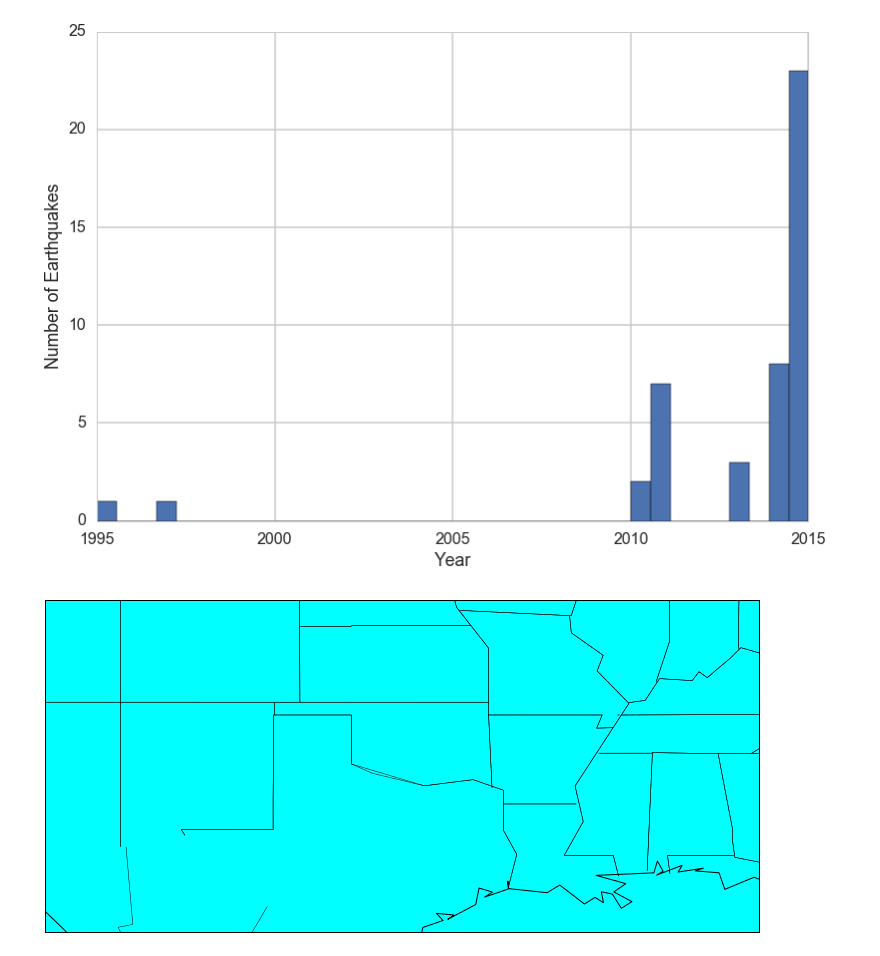
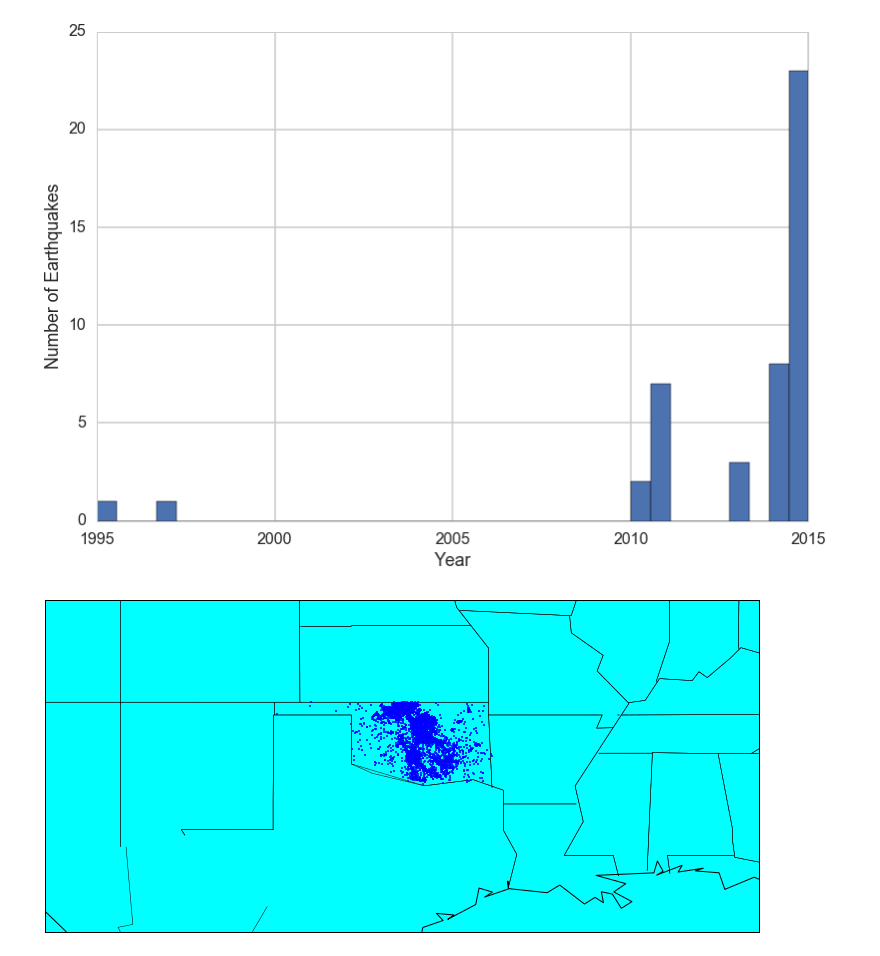
Before and after one commit to tperol/earthquake-clusters, a Jupyter notebook: explore_data_eric.ipynb, the cells around one changed output. Cells and saved outputs as stored; diff of their text form; code cells hidden in the pictures.

```diff
--- a/explore_data_eric.ipynb
+++ b/explore_data_eric.ipynb
@@ -150,16 +150,16 @@ from mpl_toolkits.basemap import Basemap
 import matplotlib.pyplot as plt
 import numpy as np
 
-map = Basemap(llcrnrlon=int(min(since_1980_df.longitude))-10, llcrnrlat=int(min(since_1980_df.latitude))-5,
-              urcrnrlon=int(max(since_1980_df.longitude))+10, urcrnrlat=int(max(since_1980_df.latitude))+5)
-              #resolution='i', projection='tmerc', lat_0 = 39.5, lon_0 = -3.25)
-
-map.drawmapboundary(fill_color='aqua')
-map.drawcoastlines()
-map.drawstates()
-
-#int(min(since_1980_df.latitude)), int(max(since_1980_df.latitude))+1, length
-
-plt.show()
+def plot_earthquakes(df):
+    map = Basemap(llcrnrlon=int(min(since_1980_df.longitude))-10, llcrnrlat=int(min(since_1980_df.latitude))-5,
+                  urcrnrlon=int(max(since_1980_df.longitude))+10, urcrnrlat=int(max(since_1980_df.latitude))+5)
+    map.plot(df.longitude.values, df.latitude.values, 'bo', markersize=2)
+    map.drawmapboundary(fill_color='aqua')
+    map.drawcoastlines()
+    map.drawstates()
+    plt.show()
-# %% [output]
-[figure, removed]
+# %%
+#TESTING
+plot_earthquakes(since_1980_df)
+# %% [output]
+[figure, added]
```
Also changed, not shown: parts of 1 cell of this notebook.
